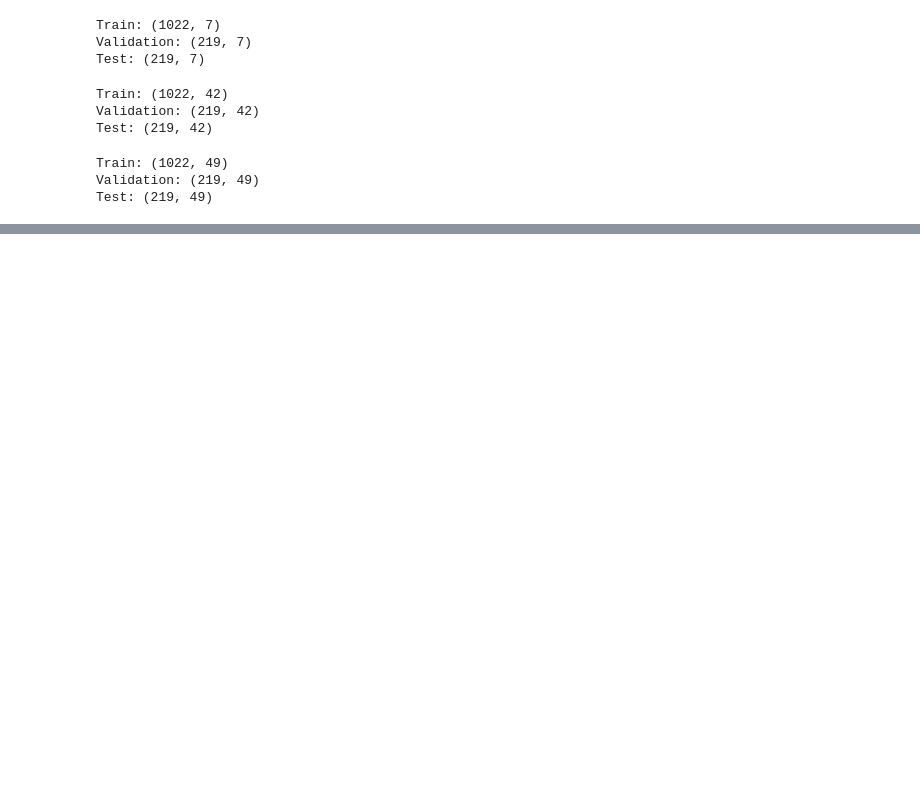
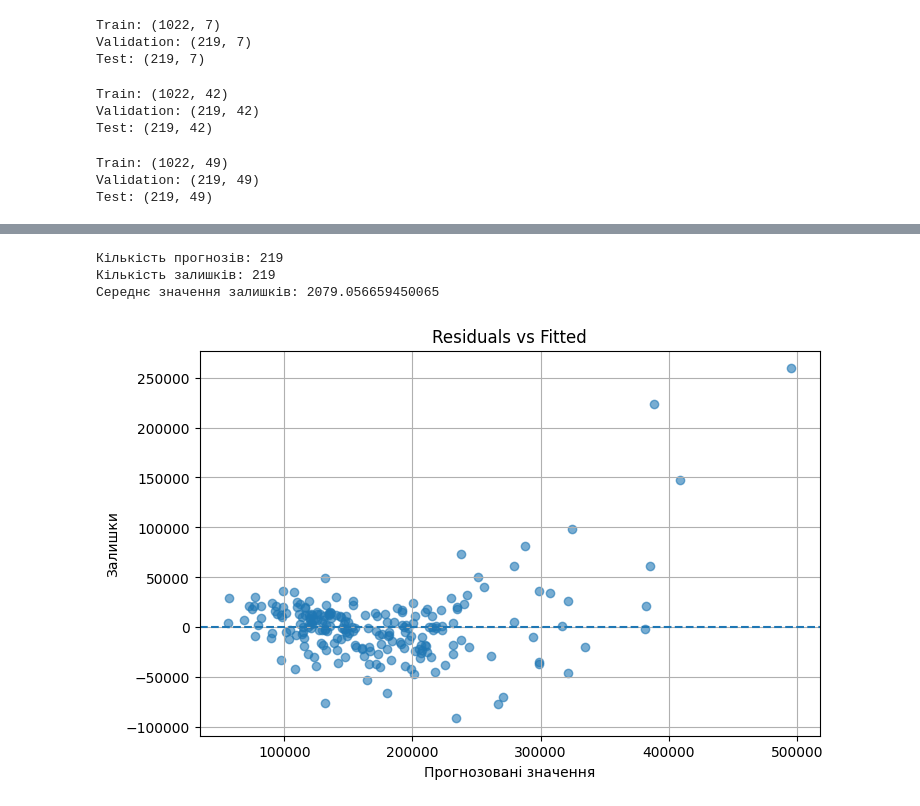
Before and after one commit to DianaTsiurpita/machine-learning, a Jupyter notebook: ML_1_Цюрпіта_Діана.ipynb, the cells around one changed output, grey strips where cells are left out. Cells and saved outputs as stored; diff of their text form; code cells hidden in the pictures; blank space fills up the shorter version.

```diff
--- a/ML_1_Цюрпіта_Діана.ipynb
+++ b/ML_1_Цюрпіта_Діана.ipynb
@@ -461,0 +793,38 @@ Test: (219, 49)
+# %%
+# Отримує прогнози моделі на Test
+y_test_pred = predict(
+    X_test_processed,
+    w_mini,
+    b_mini
+)
+
+# Обчислює залишки
+residuals = y_test_np - y_test_pred
+
+print("Кількість прогнозів:", len(y_test_pred))
+print("Кількість залишків:", len(residuals))
+print("Середнє значення залишків:", np.mean(residuals))
+# %% [output]
+Кількість прогнозів: 219
+Кількість залишків: 219
+Середнє значення залишків: 2079.056659450065
+# %%
+# Графік залишків відносно прогнозованих значень
+plt.figure(figsize=(8, 5))
+
+plt.scatter(
+    y_test_pred,
+    residuals,
+    alpha=0.6
+)
+
+plt.axhline(y=0, linestyle="--")
+
+plt.xlabel("Прогнозовані значення")
+plt.ylabel("Залишки")
+plt.title("Residuals vs Fitted")
+plt.grid(True)
+
+plt.show()
+# %% [output]
+[figure, added]
```
Also changed, not shown: parts of 34 cells of this notebook.
